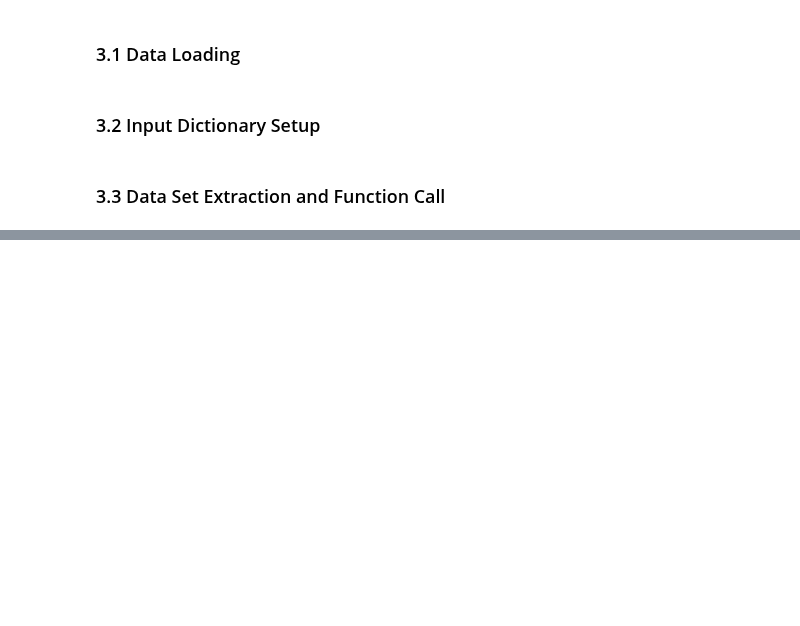
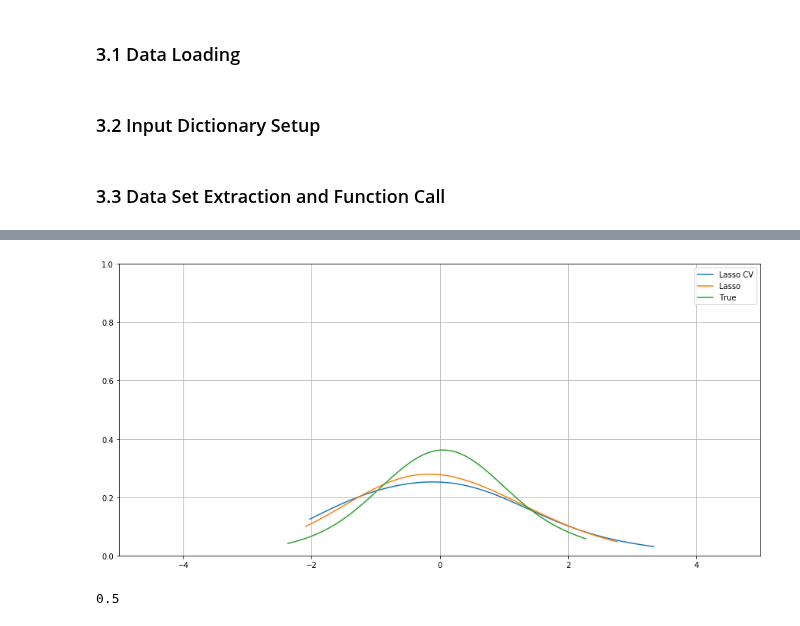
Before and after one commit to Existentialdredd/pan_sel_cntrl, a Jupyter notebook: lasso_test_w_pan.ipynb, the cells around one changed output, grey strips where cells are left out. Cells and saved outputs as stored; diff of their text form; code cells hidden in the pictures; blank space fills up the shorter version.

Commit message:
finished rough of full panel estimation function with cross validated lasso option

```diff
--- a/lasso_test_w_pan.ipynb
+++ b/lasso_test_w_pan.ipynb
@@ -698,0 +634,20 @@ out[1]
+# %%
+
+
+
+inpt_p = {}
+inpt_p['dep'] = inpt['dep']
+inpt_p['reg'] = inpt['ex_nm']
+inpt_p['in_nm'] = inpt['in_nm']
+inpt_p['n_alphs'] = inpt['n_alphs']
+inpt_p['n_parts'] = inpt['n_parts']
+inpt_p['cin'] = inpt['cin']
+inpt_p['tin'] = inpt['tin']
+inpt_p['ncs'] = inpt['ncs']
+inpt_p['ntp'] = inpt['ntp']
+inpt_p['cv'] = inpt['cv']
+inpt_p['lasso'] = inpt['lasso']
+inpt_p['alph'] = inpt['alph']
+inpt_p['epsil'] = inpt['epsil']
+di_in = data_inst
+dp_in = data_pan
@@ -701,43 +827,54 @@ out[1]
 # %%
-c = panel_fe(data_pan,data_inst,inpt)
-c_l = panel_fe(data_pan,data_inst,inpt_l)
+inpt_p_lasso_cv = inpt_p.copy()
 
-i=1
+inpt_p_lasso = inpt_p.copy()
+inpt_p_lasso['cv'] = 0
+
+c_lasso_cv = panel_est(data_pan,data_inst,inpt_p_lasso_cv)
+c_lasso = panel_est(data_pan,data_inst,inpt_p_lasso)
+c_lasso_cv[3]
+i=7
 h_c = 1.5
 ker = 9
 
 # V_knw = np.array(c_k[2][i-1])
 # p_knw = np.linspace(np.min(V_knw),np.max(V_knw),100)
 # h_knw = h_c*V_unk.shape[0]**(-1/5)*np.std(V_knw)
 # V_knw_den = kr.mvden(V_knw,p_knw,h_knw,ker)
 
-V_unk = np.array(c[2][i])
-p_unk = np.linspace(np.min(V_unk),np.max(V_unk),100)
-h_unk = h_c*V_unk.shape[0]**(-1/5)*np.std(V_unk)
-V_unk_den = kr.mvden(V_unk,p_unk,h_unk,ker)
+v_lass_cv = np.array(c_lasso_cv[0][i])
+p_lass_cv = np.linspace(np.min(v_lass_cv),np.max(v_lass_cv),100)
+h_lass_cv = h_c*v_lass_cv.shape[0]**(-1/5)*np.std(v_lass_cv)
+v_lass_cv_den = kr.mvden(v_lass_cv,p_lass_cv,h_lass_cv,ker)
 
-V_lass = np.array(c_l[2][i])
-p_lass = np.linspace(np.min(V_lass),np.max(V_lass),100)
-h_lass = h_c*V_lass.shape[0]**(-1/5)*np.std(V_lass)
-V_lass_den = kr.mvden(V_lass,p_lass,h_lass,ker)
+v_lass = np.array(c_lasso[0][i])
+p_lass = np.linspace(np.min(v_lass),np.max(v_lass),100)
+h_lass = h_c*v_lass.shape[0]**(-1/5)*np.std(v_lass)
+v_lass_den = kr.mvden(v_lass,p_lass,h_lass,ker)
 
-V_true = data_err.loc[data_err['crs']==i+1,'V1'].values
-p_true = np.linspace(np.min(V_true),np.max(V_true),100)
-h_true = h_c*V_true.shape[0]**(-1/5)*np.std(V_true)
-V_true_den = kr.mvden(V_true,p_true,h_true,ker)
+v_true = data_err.loc[data_err['crs']==i+1,'V1'].values
+p_true = np.linspace(np.min(v_true),np.max(v_true),100)
+h_true = h_c*v_true.shape[0]**(-1/5)*np.std(v_true)
+v_true_den = kr.mvden(v_true,p_true,h_true,ker)
 
 x_lm = [-5,5]
 y_lm = 1
 
 f,ax = plt.subplots()
 f.set_figheight(7)
 f.set_figwidth(15)
 ax.set_xlim((x_lm[0],x_lm[1]))
 ax.set_ylim((0,y_lm))
-ax.plot(p_unk,V_unk_den)
-ax.plot(p_lass,V_lass_den)
-ax.plot(p_true,V_true_den)
-ax.legend(["Unknown","Lasso","True"])
+ax.plot(p_lass_cv,v_lass_cv_den)
+ax.plot(p_lass,v_lass_den)
+ax.plot(p_true,v_true_den)
+ax.legend(["Lasso CV","Lasso","True"])
 ax.grid(which = 'both')
 #ax.set_title(''.join(['Distribution of Estimated ',coeff[0].columns[w]]))
 plt.show()
+# %% [output]
+[figure, added]
+# %%
+c_lasso_cv[3]
+# %% [output]
+0.5
```
Also changed, not shown: parts of 8 cells of this notebook.
